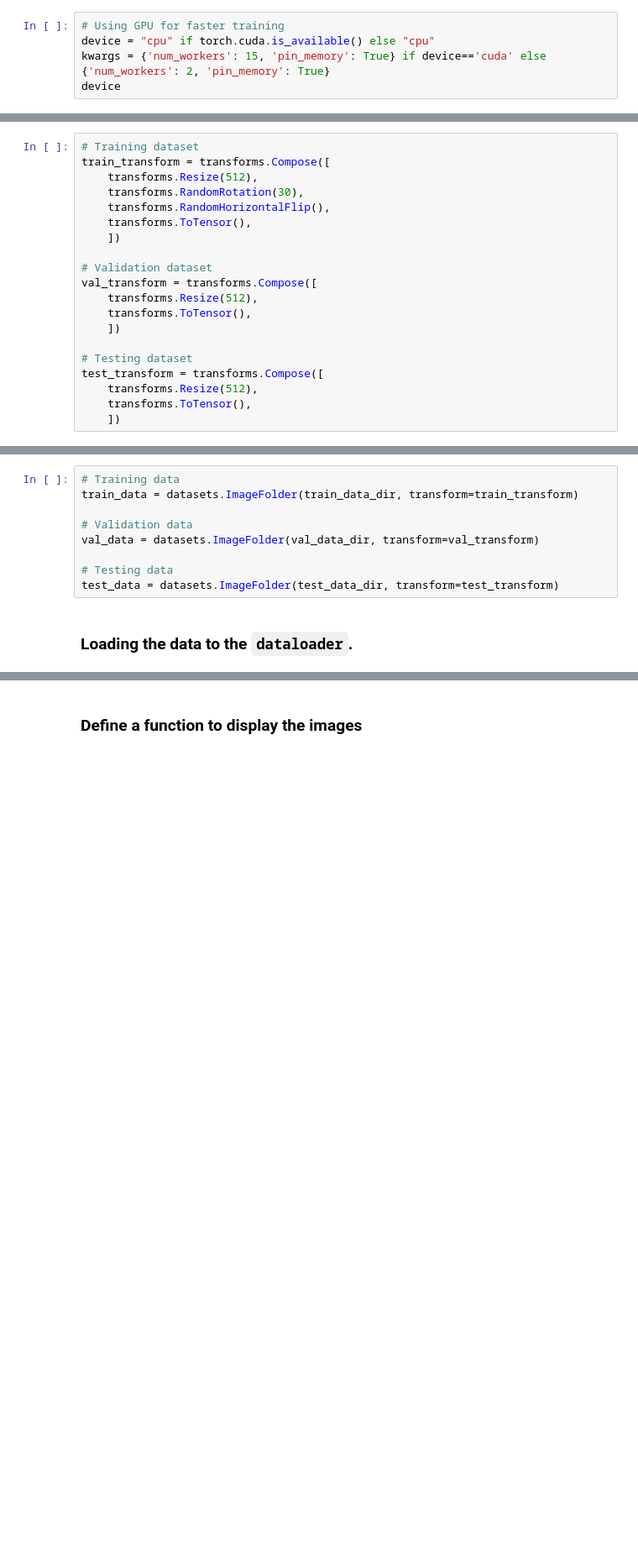
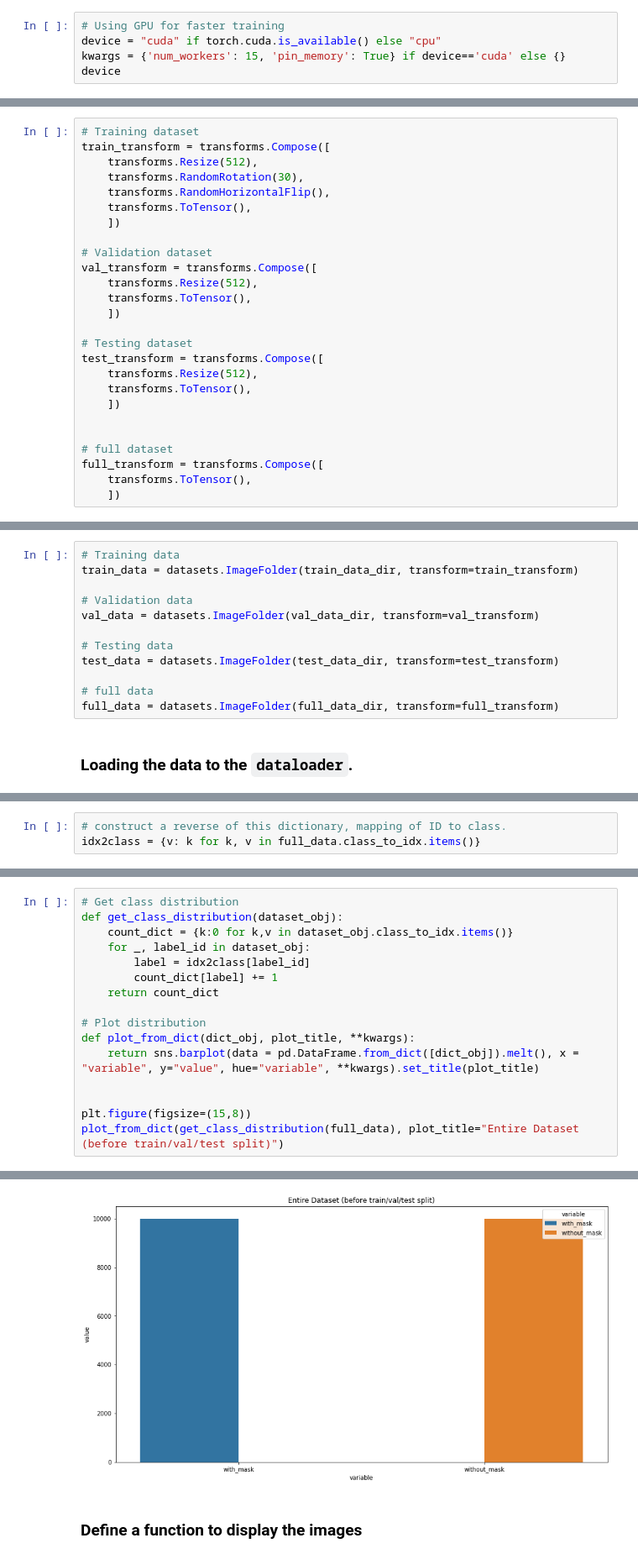
Before and after one commit to AntoineMik/AI-Facemask-detection, a Jupyter notebook: facemaskid.ipynb, the cells around one changed output, grey strips where cells are left out. Shown at 84% size. Cells and saved outputs as stored; diff of their text form; blank space fills up the shorter version.

```diff
--- a/facemaskid.ipynb
+++ b/facemaskid.ipynb
@@ -83,7 +85,7 @@ num_epochs = 5
 ### Setting the GPU as the device training the model. Requires an NVIDIA GPU to be available.
 # %%
 # Using GPU for faster training
-device = "cpu" if torch.cuda.is_available() else "cpu"
-kwargs = {'num_workers': 15, 'pin_memory': True} if device=='cuda' else {'num_workers': 2, 'pin_memory': True}
+device = "cuda" if torch.cuda.is_available() else "cpu"
+kwargs = {'num_workers': 15, 'pin_memory': True} if device=='cuda' else {}
 device
 # %% [output]
@@ -110,6 +116,12 @@ test_transform = transforms.Compose([
     transforms.Resize(512),
     transforms.ToTensor(),
     ])
+
+
+# full dataset
+full_transform = transforms.Compose([
+    transforms.ToTensor(),
+    ])
 # %% [markdown]
 ### Applying the transforms to the data.
 # %%
@@ -121,6 +133,9 @@ val_data = datasets.ImageFolder(val_data_dir, transform=val_transform)
 
 # Testing data
 test_data = datasets.ImageFolder(test_data_dir, transform=test_transform)
+
+# full data
+full_data = datasets.ImageFolder(full_data_dir, transform=full_transform)
 # %% [markdown]
 ### Loading the data to the `dataloader`.
 # %%
@@ -134,0 +159,3 @@ test_loader = torch.utils.data.DataLoader(test_data, batch_size = batch_size, **
+# %%
+# construct a reverse of this dictionary, mapping of ID to class.
+idx2class = {v: k for k, v in full_data.class_to_idx.items()}
@@ -134,0 +165,17 @@ test_loader = torch.utils.data.DataLoader(test_data, batch_size = batch_size, **
+# %%
+# Get class distribution
+def get_class_distribution(dataset_obj):
+    count_dict = {k:0 for k,v in dataset_obj.class_to_idx.items()}
+    for _, label_id in dataset_obj:
+        label = idx2class[label_id]
+        count_dict[label] += 1
+    return count_dict
+
+# Plot distribution
+def plot_from_dict(dict_obj, plot_title, **kwargs):
+    return sns.barplot(data = pd.DataFrame.from_dict([dict_obj]).melt(), x = "variable", y="value", hue="variable", **kwargs).set_title(plot_title)
+
+
+plt.figure(figsize=(15,8))
+plot_from_dict(get_class_distribution(full_data), plot_title="Entire Dataset (before train/val/test split)")
+# %% [output]
@@ -135,3 +183,4 @@ test_loader = torch.utils.data.DataLoader(test_data, batch_size = batch_size, **
+[figure, added]
 # %% [markdown]
 ### Define a function to display the images
 # %%
```
Also changed, not shown: parts of 35 cells of this notebook.
